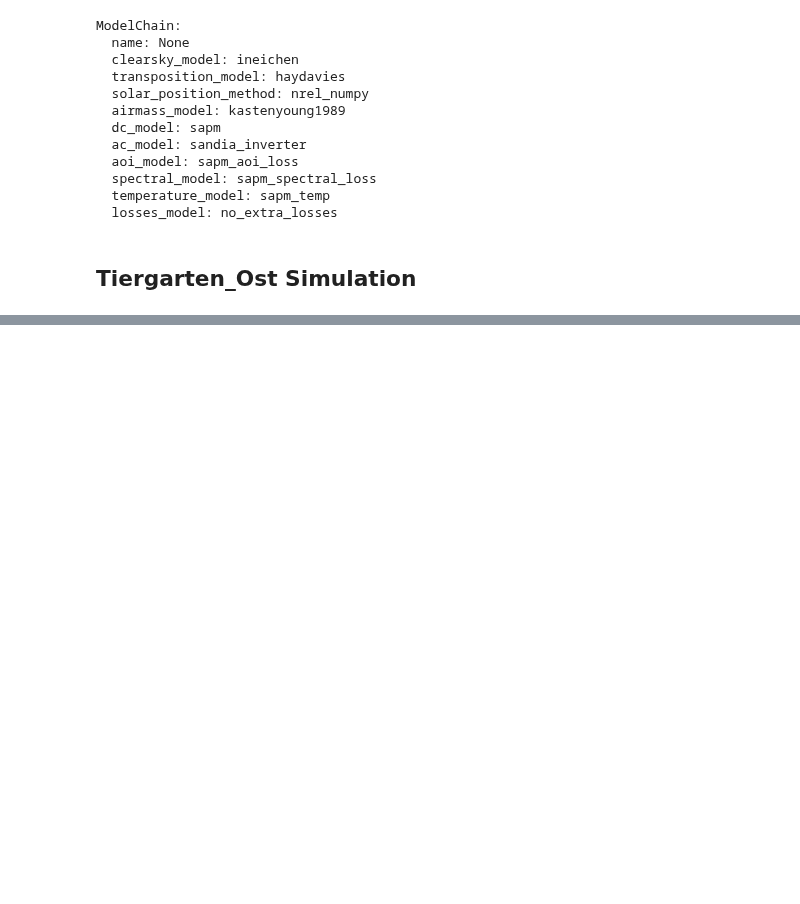
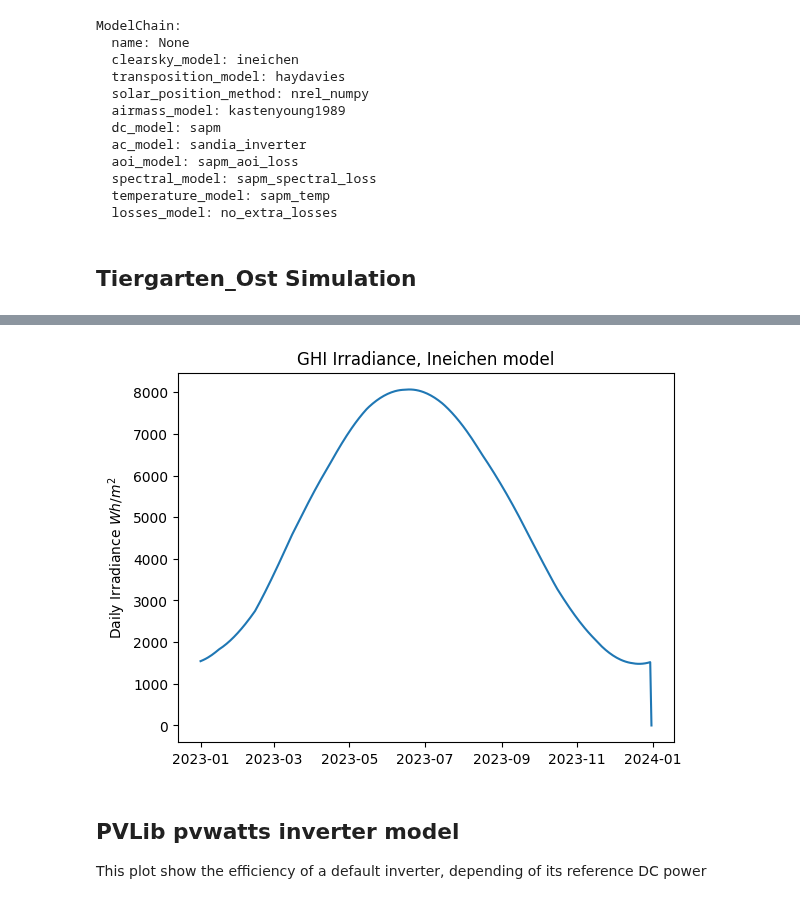
Before and after one commit to maximecharriere/TM_PV_ADC, a Jupyter notebook: 00_Scripts/PVLibTestGeneration_colab.ipynb, the cells around one changed output, grey strips where cells are left out. Cells and saved outputs as stored; diff of their text form; code cells hidden in the pictures; blank space fills up the shorter version.

```diff
--- a/00_Scripts/PVLibTestGeneration_colab.ipynb
+++ b/00_Scripts/PVLibTestGeneration_colab.ipynb
@@ -200,12 +200,6 @@ ModelChain:
 # %%
 location = Location(latitude=47.062365389967134, longitude=7.614255071260409, altitude=533, tz='Europe/Zurich', name='Tiergarten_Ost')
 # %%
-times = pd.date_range(start='2016-01-01', end='2016-01-02', freq='1min', tz='Europe/Zurich')
+times = pd.date_range(start='2023-01-01', end='2023-12-31', freq='1h', tz='Europe/Zurich')
 
 cs = location.get_clearsky(times)  # ineichen with climatology table by default
-
-cs.plot();
-
-plt.ylabel('Irradiance $W/m^2$');
-
-plt.title('Irradiance, Ineichen model');
@@ -213,0 +206,2 @@ plt.title('Irradiance, Ineichen model');
+# %%
+cs_daily_energy = cs.groupby(cs.index.date).sum()
@@ -214,3 +224,11 @@ plt.title('Irradiance, Ineichen model');
+# %%
+cs_daily_energy['ghi'].plot();
+
+plt.ylabel('Daily Irradiance $Wh/m^2$');
+
+plt.title('GHI Irradiance, Ineichen model');
+# %% [output]
+[figure, added]
 # %%
 #import the database
 modules_database = pvlib.pvsystem.retrieve_sam(name='SandiaMod')
@@ -220,3 +238,7 @@ system = PVSystem(surface_tilt=30, surface_azimuth=241,
                   module_parameters=modules_database['Siemens_Solar_SM55__2002__E__'],
                   inverter_parameters= {'pdc0': 5000, 'eta_inv_nom': 0.96},
                   temperature_model_parameters=temperature_model_parameters)
+# %% [markdown]
+## PVLib pvwatts inverter model
+
+This plot show the efficiency of a default inverter, depending of its reference DC power
```
Also changed, not shown: parts of 4 cells of this notebook.
